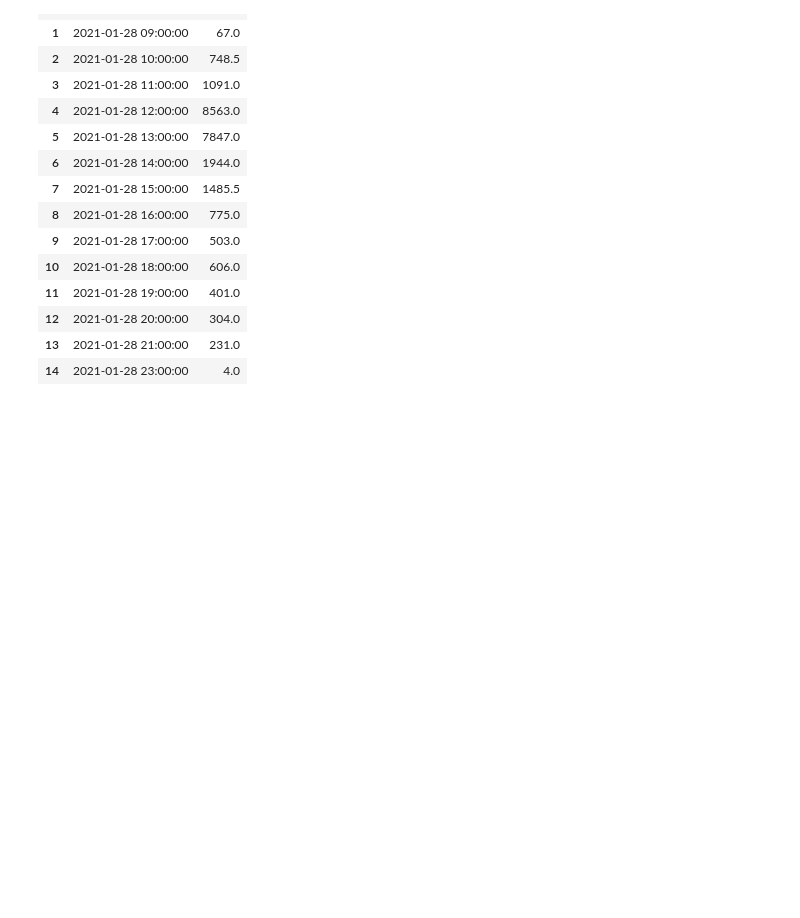
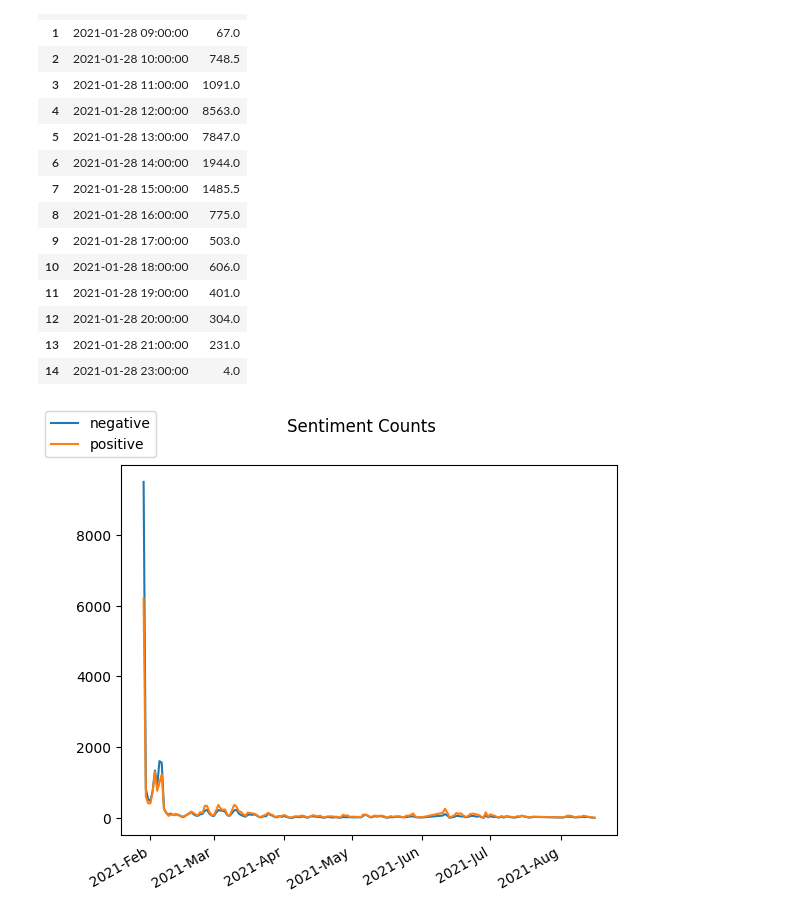
Before and after one commit to MadNietzsche/reddit_sentiment_wsb, a Jupyter notebook: notebooks/03-eda-sentiment.py.ipynb, the cells around one changed output. Cells and saved outputs as stored; diff of their text form; code cells hidden in the pictures; blank space fills up the shorter version.

```diff
--- a/notebooks/03-eda-sentiment.py.ipynb
+++ b/notebooks/03-eda-sentiment.py.ipynb
@@ -156,3 +163,33 @@ score_m
 | 12 | 2021-01-28 20:00:00 | 304.0 |
 | 13 | 2021-01-28 21:00:00 | 231.0 |
 | 14 | 2021-01-28 23:00:00 | 4.0 |
+# %%
+def sentiment_counts(df, ax=None, relative=False):
+    sent_date = df.groupby(['date', 'sent_label']).size().to_frame('size').reset_index()\
+        .pivot(index='date',columns='sent_label', values='size').reset_index().fillna('0')
+    sent_date[['negative', 'positive']] = sent_date[['negative', 'positive']].astype('int32')
+
+    # fig, ax = plt.subplots(1, 1)
+    if relative is True:
+        sent_date['tot'] = sent_date['negative'] + sent_date['positive']
+        sent_date['negative'] = sent_date['negative']/sent_date['tot']
+        sent_date['positive'] = sent_date['positive']/sent_date['tot']
+
+    if ax is None:
+        ax = plt.gca()
+    for col in ['negative', 'positive']:
+        ax.plot(sent_date['date'], sent_date[col], label=col)
+
+    ax.xaxis.set_major_formatter(mdates.DateFormatter('%Y-%b'))
+
+    for label in ax.get_xticklabels(which='major'):
+        label.set(rotation=30, horizontalalignment='right')
+
+    return ax
+# %%
+fig, ax = plt.subplots(1, 1)
+sentiment_counts(df_posts, ax)
+fig.legend(loc='upper left')
+fig.suptitle('Sentiment Counts');
+# %% [output]
+[figure, added]
```
Also changed, not shown: parts of 23 cells of this notebook.
